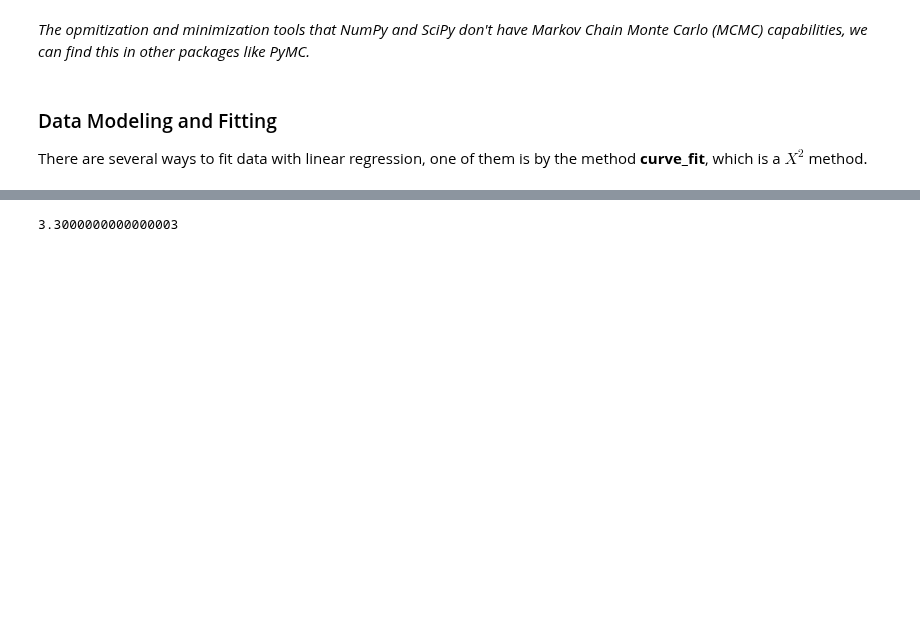
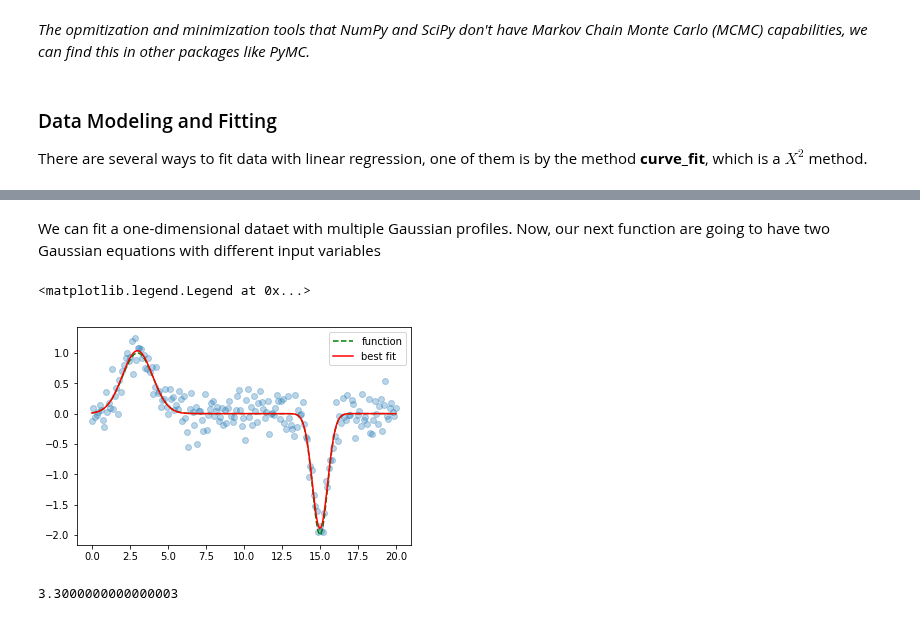
Before and after one commit to vinalyan/Data-Science, a Jupyter notebook: Python/SciPy.ipynb, the cells around one changed output, grey strips where cells are left out. Drawn from its saved outputs; the diff is of its cells as text; code cells hidden in the pictures; blank space fills up the shorter version.

```diff
--- a/Python/SciPy.ipynb
+++ b/Python/SciPy.ipynb
@@ -115,3 +109,32 @@ popt, pcov = curve_fit(func, x, yn)
+# %% [markdown]
+We can fit a one-dimensional dataet with multiple Gaussian profiles. Now, our next function are going to have two Gaussian equations with different input variables
+# %%
+# Two-Gaussian model
+def func(x, a0, b0, c0, a1, b1, c1):
+    return (a0*np.exp(-(x - b0) ** 2/(2 * c0 ** 2))) + (a1 * np.exp(-(x - b1) ** 2/(2 * c1 ** 2)))
+
+# Generating clean data
+x = np.linspace(0, 20, 200)
+y = func(x, 1, 3, 1, -2, 15, 0.5)
+
+# Adding noise to the data
+yn = y + 0.2 * np.random.normal(size=len(x))
+
+# We can provide guesses for the fitting which will lead to better results
+guesses = [1, 3, 1, 1, 15, 1]
+
+# Executing curve_fit on noisy data
+popt, pcov = curve_fit(func, x, yn, p0=guesses)
+
+fig = plt.figure()
+ax = fig.add_subplot(1,1,1)
+ax.scatter(x, yn, alpha=0.3)
+ax.plot(x, y, c="green", label="function", linestyle="dashed")
+ax.plot(x, func(x, popt[0], popt[1], popt[2], popt[3], popt[4], popt[5]), label="best fit", c="r")
+ax.legend(loc="upper right")
+# %% [output]
+<matplotlib.legend.Legend at 0x...>
+[figure, added]
 # %%
 #?ord
 #ord("A")
```
Also changed, not shown: parts of 8 cells of this notebook.
